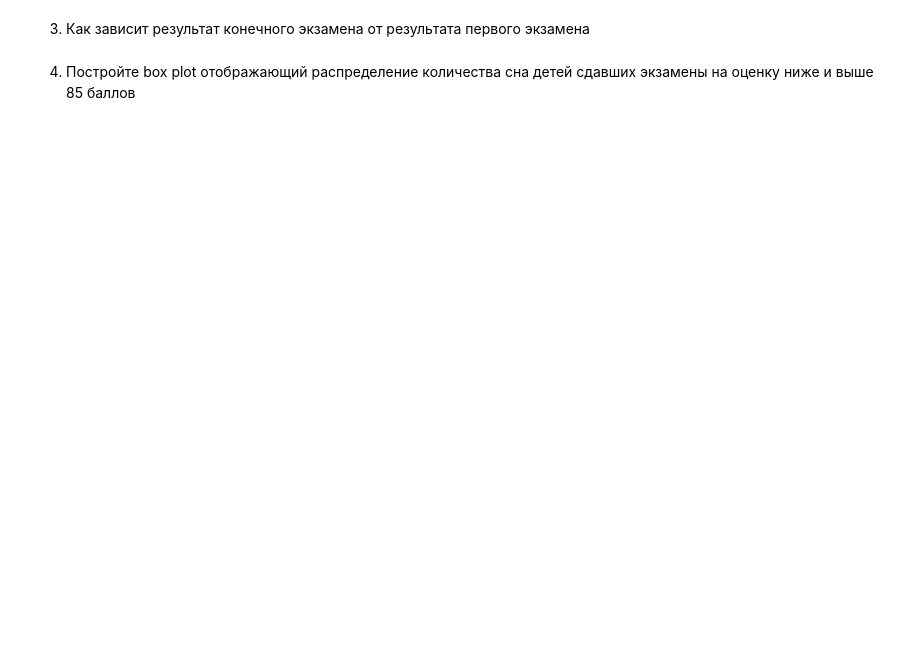
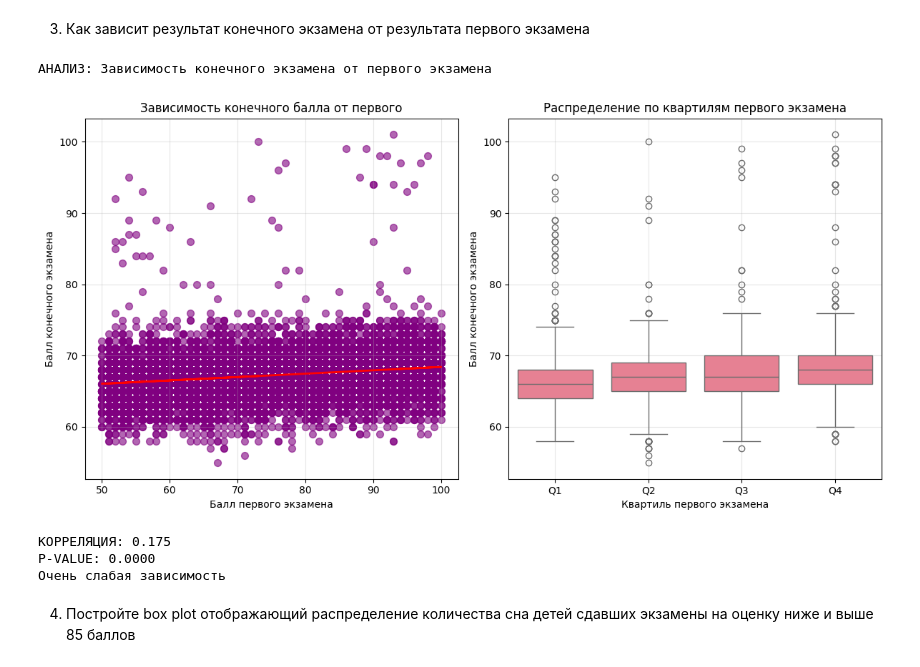
Before and after one commit to Alena-Sergeeva/ML, a Jupyter notebook: hm1/Lab1-6.ipynb, the cells around one changed output. Drawn from its saved outputs; the diff is of its cells as text; code cells hidden in the pictures; blank space fills up the shorter version.

```diff
--- a/hm1/Lab1-6.ipynb
+++ b/hm1/Lab1-6.ipynb
@@ -317,4 +418,64 @@ print(f"Доля успешных студентов: {success_rate:.1f}%")
 # %% [markdown]
 3. Как зависит результат конечного экзамена от результата первого экзамена
+# %%
+import pandas as pd
+import matplotlib.pyplot as plt
+import seaborn as sns
+import scipy.stats as stats
+
+# Анализ зависимости результата конечного экзамена от первого экзамена
+print("АНАЛИЗ: Зависимость конечного экзамена от первого экзамена")
+
+#Scatter plot с линией регрессии
+plt.figure(figsize=(12, 6))
+
+plt.subplot(1, 2, 1)
+plt.scatter(df['Previous_Scores'], df['Exam_Score'], alpha=0.6, color='purple', s=50)
+plt.xlabel('Балл первого экзамена')
+plt.ylabel('Балл конечного экзамена')
+plt.title('Зависимость конечного балла от первого')
+plt.grid(True, alpha=0.3)
+
+#Линия регрессии
+z = np.polyfit(df['Previous_Scores'], df['Exam_Score'], 1)
+p = np.poly1d(z)
+plt.plot(df['Previous_Scores'], p(df['Previous_Scores']), "r-", linewidth=2)
+
+#Box plot по квартилям первого экзамена
+plt.subplot(1, 2, 2)
+df['Previous_Quartile'] = pd.qcut(df['Previous_Scores'], 4, labels=['Q1', 'Q2', 'Q3', 'Q4'])
+sns.boxplot(data=df, x='Previous_Quartile', y='Exam_Score')
+plt.xlabel('Квартиль первого экзамена')
+plt.ylabel('Балл конечного экзамена')
+plt.title('Распределение по квартилям первого экзамена')
+plt.grid(True, alpha=0.3)
+
+plt.tight_layout()
+plt.show()
+
+# Статистический анализ
+correlation = df['Previous_Scores'].corr(df['Exam_Score'])
+p_value = stats.pearsonr(df['Previous_Scores'], df['Exam_Score'])[1]
+
+print(f"\nКОРРЕЛЯЦИЯ: {correlation:.3f}")
+print(f"P-VALUE: {p_value:.4f}")
+
+if p_value < 0.05:
+    if correlation > 0.7:
+        print("Сильная прямая зависимость - первый экзамен хорошо предсказывает конечный")
+    elif correlation > 0.5:
+        print("Умеренная прямая зависимость")
+    elif correlation > 0.3:
+        print("Слабая прямая зависимость")
+    else:
+        print("Очень слабая зависимость")
+else:
+    print("Нет значимой зависимости между экзаменами")
+# %% [output]
+АНАЛИЗ: Зависимость конечного экзамена от первого экзамена
+[figure, added]
+КОРРЕЛЯЦИЯ: 0.175
+P-VALUE: 0.0000
+Очень слабая зависимость
 # %% [markdown]
 4. Постройте box plot отображающий распределение количества сна детей сдавших экзамены на оценку ниже и выше 85 баллов
```
Also changed, not shown: parts of 9 cells of this notebook.
